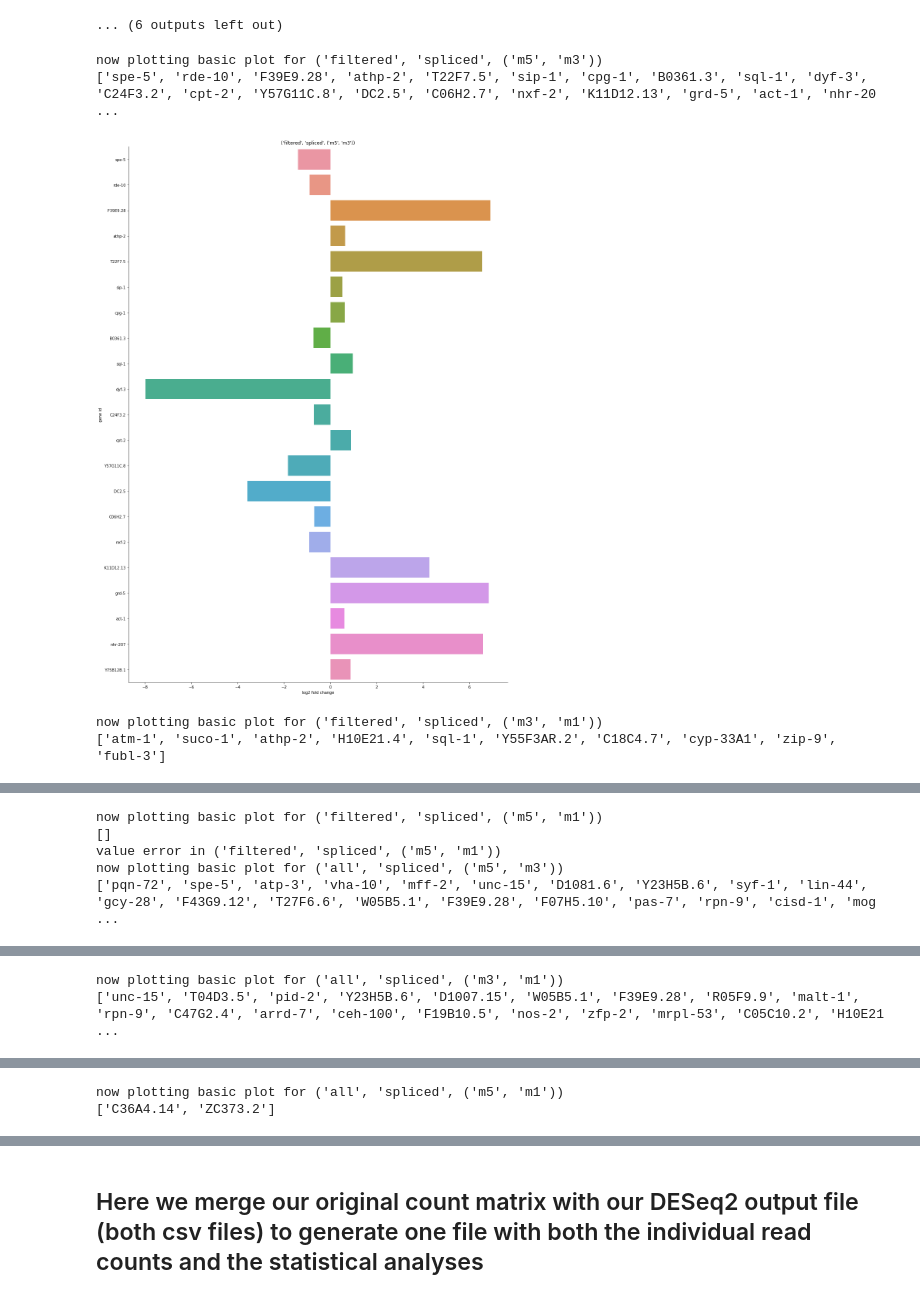
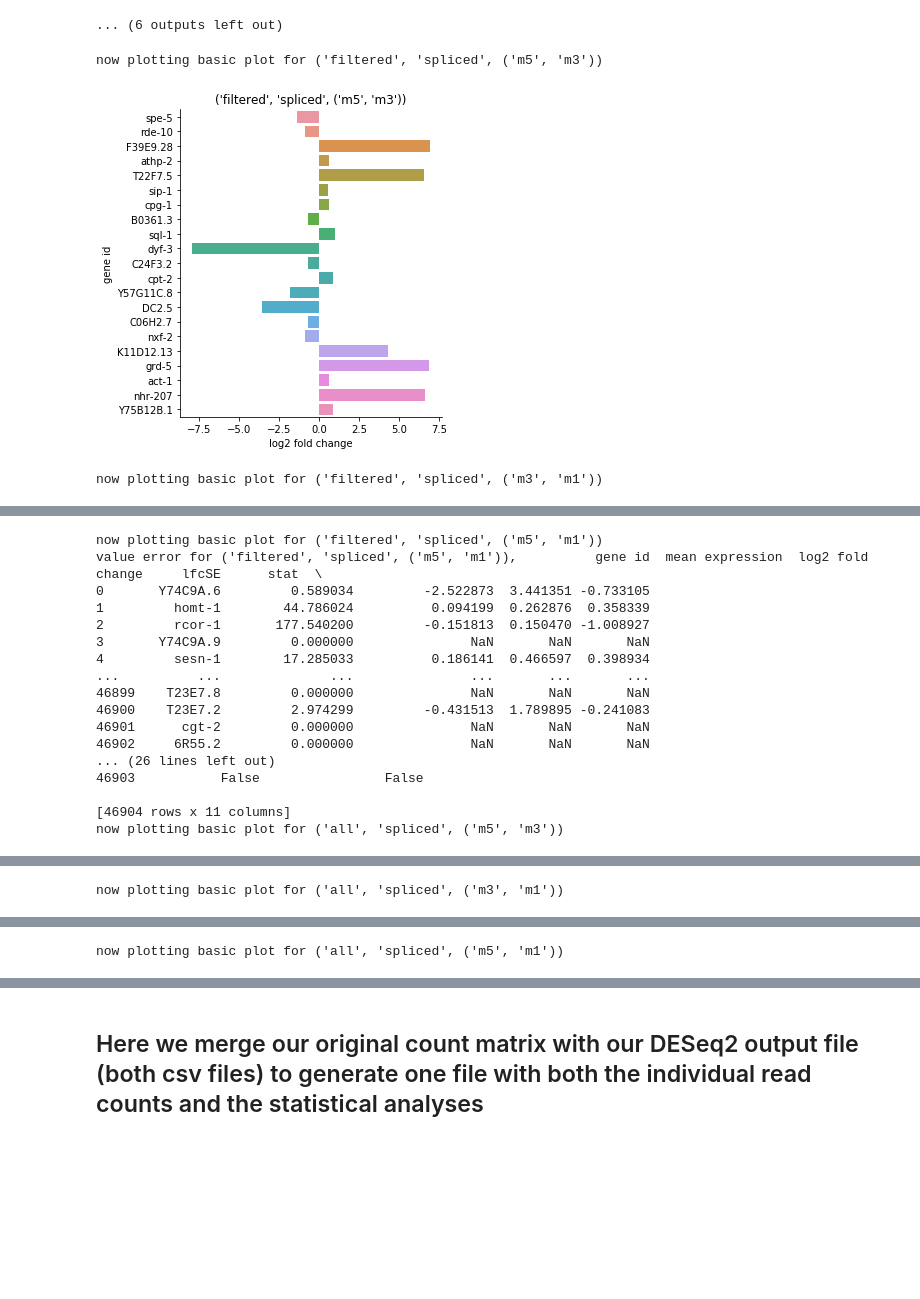
Before and after one commit to biomage-ltd/oocyte_transcriptional_silencing, a Jupyter notebook: 03_plotting.ipynb, the cells around one changed output, grey strips where cells are left out. Drawn from its saved outputs; the diff is of its cells as text; code cells hidden in the pictures; blank space fills up the shorter version.

Commit message:
Adding extra info for plotting

```diff
--- a/03_plotting.ipynb
+++ b/03_plotting.ipynb
@@ -139,25 +119,18 @@ now plotting for ('all', 'spliced', ('m5', 'm3'))
 # %%
 for key, m in df.items():
     try:
         print("now plotting basic plot for", key)
-        print(list(m[m['pvalue (adjusted)'] < 5e-2]["gene id"]))
 
         ax = sns.catplot(
             data= m[m['pvalue (adjusted)'] < 5e-2],
             y="gene id",
             x='log2 fold change',
-            kind="bar",
-            size=20,
-            aspect=0.75)
-
-
+            kind="bar")
         plt.title(str(key))
         plt.show()
     except ValueError as e:
-        print("value error in {}".format(key))
+        print("value error for {}, {}".format(key, m))
 # %% [output]
 now plotting basic plot for ('filtered', 'spliced', ('m5', 'm3'))
-['spe-5', 'rde-10', 'F39E9.28', 'athp-2', 'T22F7.5', 'sip-1', 'cpg-1', 'B0361.3', 'sql-1', 'dyf-3', 'C24F3.2', 'cpt-2', 'Y57G11C.8', 'DC2.5', 'C06H2.7', 'nxf-2', 'K11D12.13', 'grd-5', 'act-1', 'nhr-20 ...
-[figure, old version]
+[figure, new version]
 now plotting basic plot for ('filtered', 'spliced', ('m3', 'm1'))
-['atm-1', 'suco-1', 'athp-2', 'H10E21.4', 'sql-1', 'Y55F3AR.2', 'C18C4.7', 'cyp-33A1', 'zip-9', 'fubl-3']
@@ -165,5 +138,17 @@ now plotting basic plot for ('filtered', 'spliced', ('m3', 'm1'))
 now plotting basic plot for ('filtered', 'spliced', ('m5', 'm1'))
-[]
-value error in ('filtered', 'spliced', ('m5', 'm1'))
+value error for ('filtered', 'spliced', ('m5', 'm1')),          gene id  mean expression  log2 fold change     lfcSE      stat  \
+0       Y74C9A.6         0.589034         -2.522873  3.441351 -0.733105
+1         homt-1        44.786024          0.094199  0.262876  0.358339
+2         rcor-1       177.540200         -0.151813  0.150470 -1.008927
+3       Y74C9A.9         0.000000               NaN       NaN       NaN
+4         sesn-1        17.285033          0.186141  0.466597  0.398934
+...          ...              ...               ...       ...       ...
+46899    T23E7.8         0.000000               NaN       NaN       NaN
+46900    T23E7.2         2.974299         -0.431513  1.789895 -0.241083
+46901      cgt-2         0.000000               NaN       NaN       NaN
+46902     6R55.2         0.000000               NaN       NaN       NaN
+... (26 lines left out)
+46903           False                False
+
+[46904 rows x 11 columns]
 now plotting basic plot for ('all', 'spliced', ('m5', 'm3'))
-['pqn-72', 'spe-5', 'atp-3', 'vha-10', 'mff-2', 'unc-15', 'D1081.6', 'Y23H5B.6', 'syf-1', 'lin-44', 'gcy-28', 'F43G9.12', 'T27F6.6', 'W05B5.1', 'F39E9.28', 'F07H5.10', 'pas-7', 'rpn-9', 'cisd-1', 'mog ...
@@ -171,2 +156 @@ now plotting basic plot for ('all', 'spliced', ('m5', 'm3'))
 now plotting basic plot for ('all', 'spliced', ('m3', 'm1'))
-['unc-15', 'T04D3.5', 'pid-2', 'Y23H5B.6', 'D1007.15', 'W05B5.1', 'F39E9.28', 'R05F9.9', 'malt-1', 'rpn-9', 'C47G2.4', 'arrd-7', 'ceh-100', 'F19B10.5', 'nos-2', 'zfp-2', 'mrpl-53', 'C05C10.2', 'H10E21 ...
@@ -174,2 +158 @@ now plotting basic plot for ('all', 'spliced', ('m3', 'm1'))
 now plotting basic plot for ('all', 'spliced', ('m5', 'm1'))
-['C36A4.14', 'ZC373.2']
```
Also changed, not shown: parts of 19 cells of this notebook, 1 other file.
